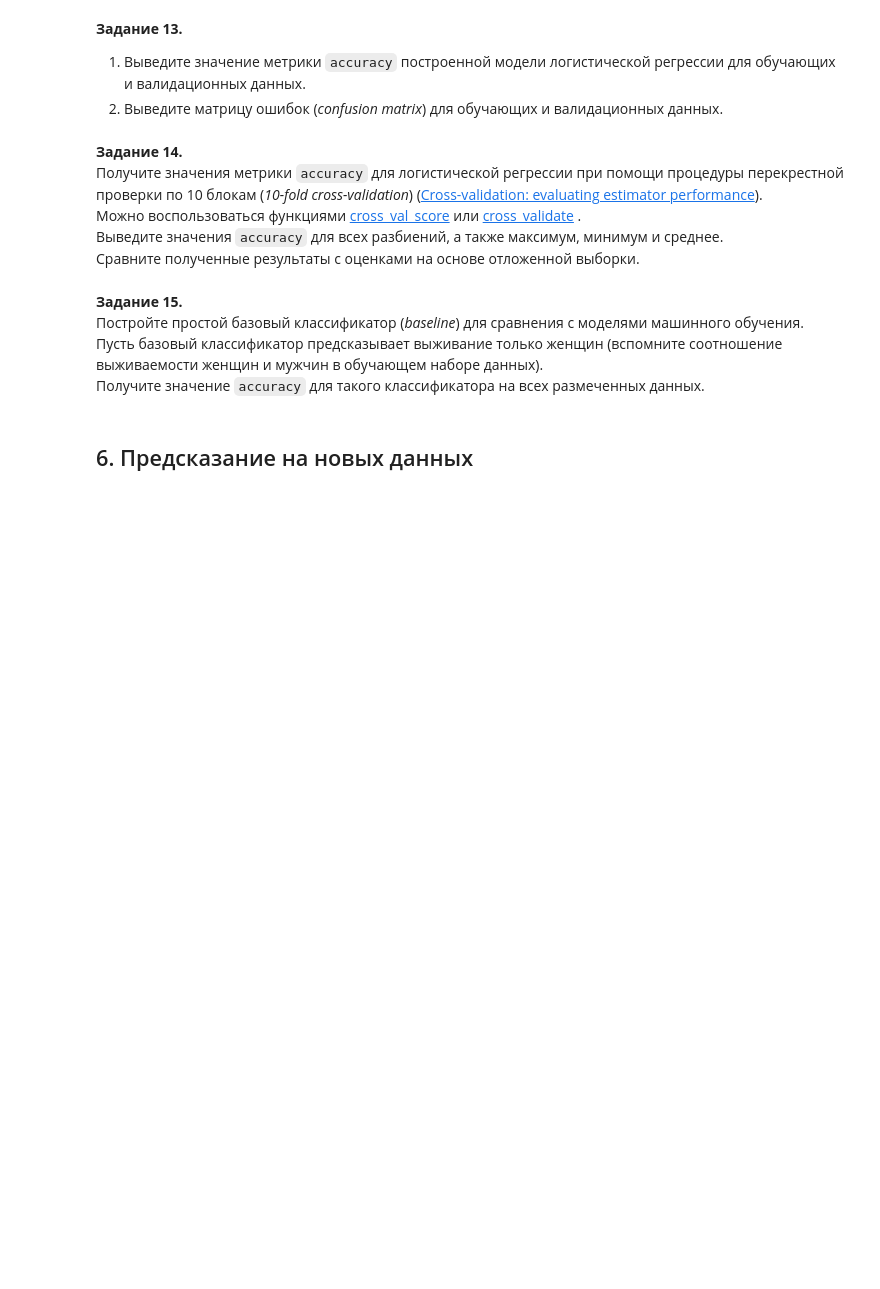
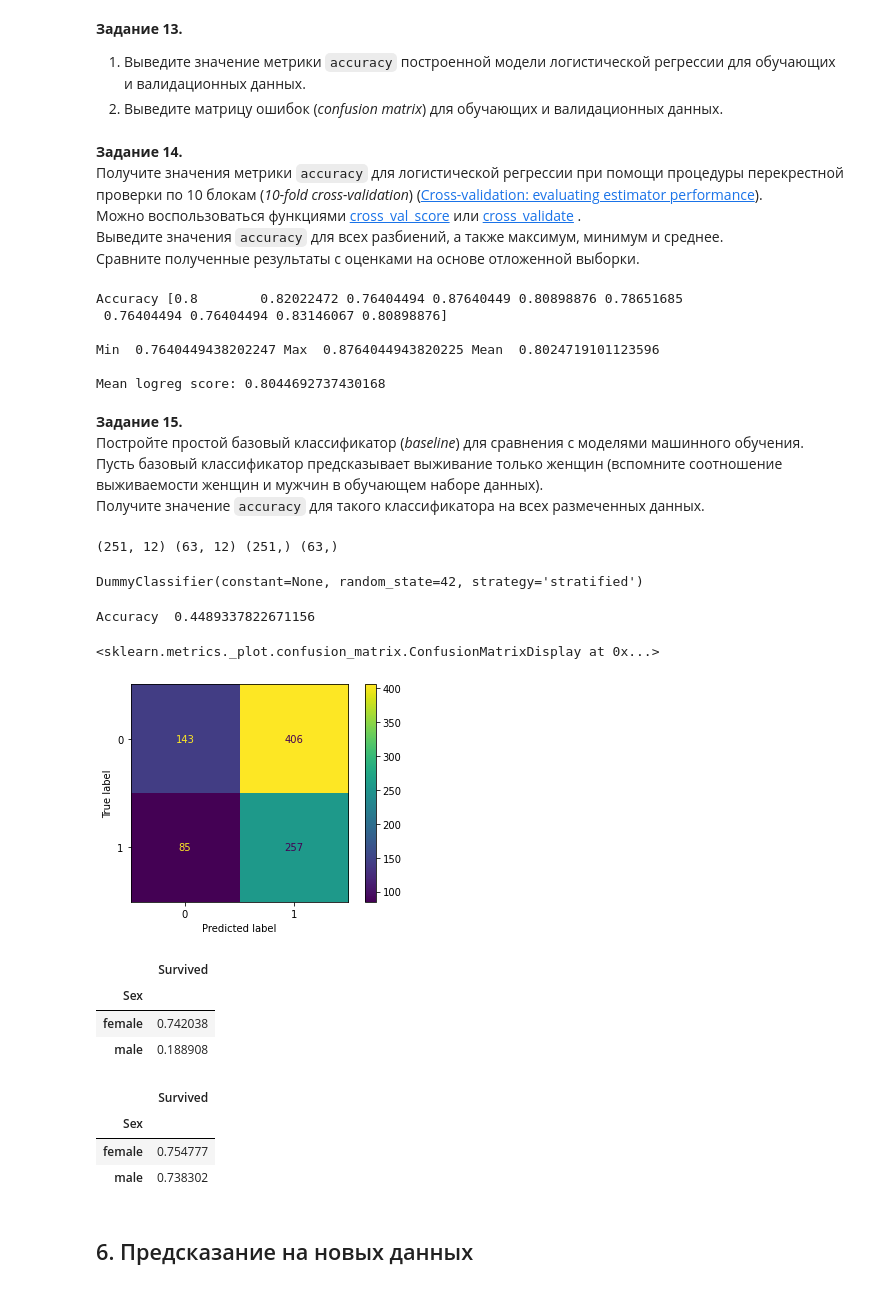
Before and after one commit to Loinen/ml_labs, a Jupyter notebook: ml_lab5.ipynb, the cells around one changed output. Saved outputs shown, nothing was run; the diff lists cells and outputs as text; code cells hidden in the pictures; blank space fills up the shorter version.

```diff
--- a/ml_lab5.ipynb
+++ b/ml_lab5.ipynb
@@ -223,7 +185,9 @@ __Задание 10.__
 Примените разработанную функцию к обучающим и тестовым данным для признаков `Sex`, `Pclass` и `Age_categories`.
 # %%
 def create_dummies(df, column_name):
-    # Ваш код здесь
+    dum = pd.get_dummies(df[column_name], prefix=[column_name])
+    df = pd.concat([df,dum],axis=1)
+    return df
 
 train = create_dummies(train, "Pclass")
 test = create_dummies(test, "Pclass")
@@ -283,3 +272,17 @@ __Задание 14.__
+# %%
+from sklearn.model_selection import cross_val_score
+
+score = cross_val_score(model, df, y, cv=10)
+print('Accuracy', score)
+print('\nMin ', min(score), 'Max ', max(score), 'Mean ', np.mean(score))
+print('\nMean logreg score:', model.score(x_test, y_test))
+# %% [output]
+Accuracy [0.8        0.82022472 0.76404494 0.87640449 0.80898876 0.78651685
+ 0.76404494 0.76404494 0.83146067 0.80898876]
+
+Min  0.7640449438202247 Max  0.8764044943820225 Mean  0.8024719101123596
+
+Mean logreg score: 0.8044692737430168
 # %% [markdown]
 __Задание 15.__
 Постройте простой базовый классификатор (*baseline*) для сравнения с моделями машинного обучения.
@@ -290,3 +291,48 @@ __Задание 15.__
+# %%
+from sklearn.dummy import DummyClassifier
+
+df_female = train.copy()
+df_female = df_female[df_female.Sex == 'female'] # X
+y = df_female['Survived']
+df_female = df_female.drop(['PassengerId', 'Survived', 'Pclass', 'Name', 'Sex', 'Age',
+                 'SibSp', 'Parch', 'Ticket', 'Fare', 'Cabin', 'Embarked', 'Age_categories'], axis = 1)
+
+dummyModel = DummyClassifier(strategy="stratified", random_state=42) # “stratified”: генерирует прогнозы с учетом распределения классов обучающей выборки
+dummyModel.fit(df_female, y) # обучаем на женщинах
+# %% [output]
+(251, 12) (63, 12) (251,) (63,)
+DummyClassifier(constant=None, random_state=42, strategy='stratified')
+# %%
+# 0.74 женщины (577ч), 0.18 - мужчины (314ч)
+X = train.drop(['PassengerId', 'Survived', 'Pclass', 'Name', 'Sex', 'Age',
+                 'SibSp', 'Parch', 'Ticket', 'Fare', 'Cabin', 'Embarked', 'Age_categories'], axis = 1)
+y = train['Survived']
+
+print('Accuracy ', dummyModel.score(X, y))
+plot_confusion_matrix(dummyModel, X, y, values_format='d')
+# %% [output]
+Accuracy  0.4489337822671156
+<sklearn.metrics._plot.confusion_matrix.ConfusionMatrixDisplay at 0x...>
+[figure, added]
+# %%
+sex_pivot = train.pivot_table(index="Sex", values="Survived")
+sex_pivot
+# %% [output]
+|  | Survived |
+| Sex |  |
+| female | 0.742038 |
+| male | 0.188908 |
+# %%
+y_pred = dummyModel.predict(X)
+X['Survived'] = y_pred
+X['Sex'] = train['Sex']
+sex_pivot2 = X.pivot_table(index="Sex", values="Survived")
+sex_pivot2
+# %% [output]
+|  | Survived |
+| Sex |  |
+| female | 0.754777 |
+| male | 0.738302 |
 # %% [markdown]
 ## 6. Предсказание на новых данных
 # %% [markdown]
```
Also changed, not shown: parts of 20 cells of this notebook.
